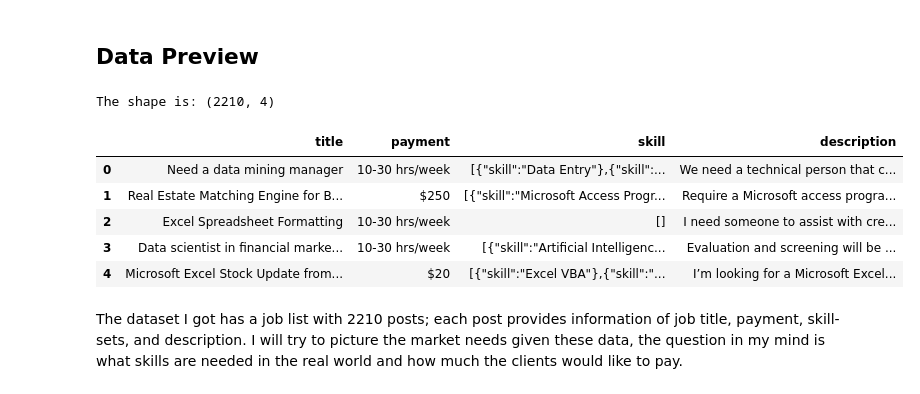
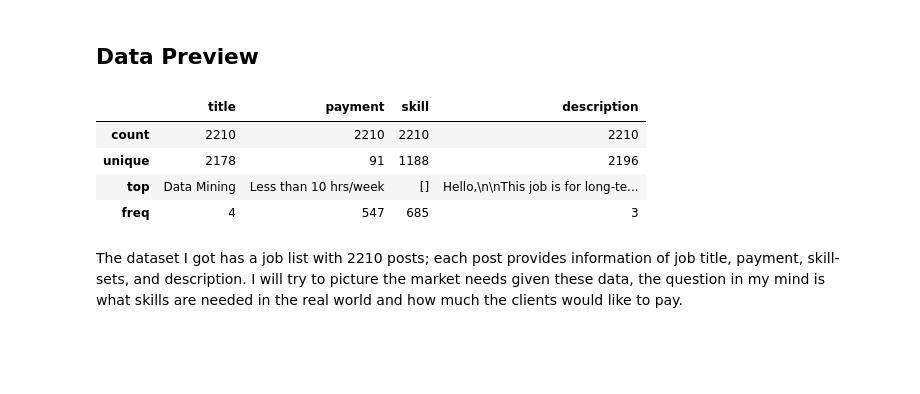
Before and after one commit to niuguy/portfolio, a Jupyter notebook: upwork/upwork_datascience_jobs.ipynb, the cells around one changed output. Cells and saved outputs as stored; diff of their text form; code cells hidden in the pictures; blank space fills up the shorter version.

```diff
--- a/upwork_datascience_jobs.ipynb
+++ b/upwork/upwork_datascience_jobs.ipynb
@@ -6,22 +6,19 @@ Bear these questions in my mind, I explored the job posts on upwork and had some
 # %%
 %matplotlib inline
 import pandas as pd
 import matplotlib.pyplot as plt
 import numpy as np
 import seaborn as sns
 
 jobs_df = pd.read_csv('upwork_datascience_jobs.csv')
-print 'The shape is:',jobs_df.shape
 # a brief view
-jobs_df.head()
+jobs_df.describe()
 # %% [output]
-The shape is: (2210, 4)
 |  | title | payment | skill | description |
-| 0 | Need a data mining manager | 10-30 hrs/week | [{"skill":"Data Entry"},{"skill":... | We need a technical person that c... |
-| 1 | Real Estate Matching Engine for B... | $250 | [{"skill":"Microsoft Access Progr... | Require a Microsoft access progra... |
-| 2 | Excel Spreadsheet Formatting | 10-30 hrs/week | [] | I need someone to assist with cre... |
-| 3 | Data scientist in financial marke... | 10-30 hrs/week | [{"skill":"Artificial Intelligenc... | Evaluation and screening will be ... |
-| 4 | Microsoft Excel Stock Update from... | $20 | [{"skill":"Excel VBA"},{"skill":"... | I’m looking for a Microsoft Excel... |
+| count | 2210 | 2210 | 2210 | 2210 |
+| unique | 2178 | 91 | 1188 | 2196 |
+| top | Data Mining | Less than 10 hrs/week | [] | Hello,\n\nThis job is for long-te... |
+| freq | 4 | 547 | 685 | 3 |
 # %% [markdown]
 The dataset I got has a job list with 2210 posts; each post provides information of job title, payment, skill-sets, and description.
 I will try to picture the market needs given these data, the question in my mind is what skills are needed in the real world and how much the clients would like to pay.
```
Also changed, not shown: 5 other files.
